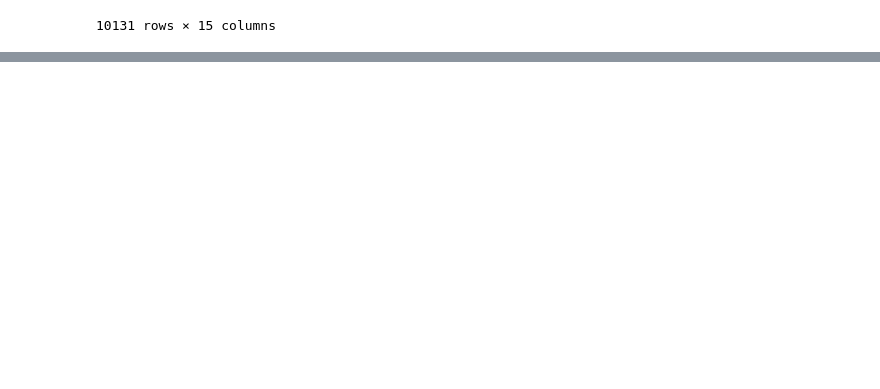
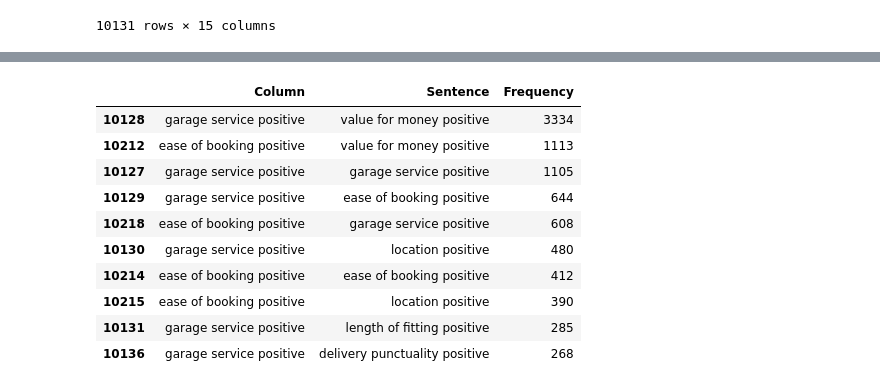
Before and after one commit to PrateekSharma007/Subtheme-Sentiment-Analysis-Task, a Jupyter notebook: main.ipynb, the cells around one changed output, grey strips where cells are left out. Cells and saved outputs as stored; diff of their text form; code cells hidden in the pictures; blank space fills up the shorter version.

```diff
--- a/main.ipynb
+++ b/main.ipynb
@@ -47,0 +125,14 @@ The context in the Dataset are repaeating , we can count their frequency . We wi
+# %%
+frequency_df.head(10) # I will represent only these in my dataframe .
+# %% [output]
+|  | Column | Sentence | Frequency |
+| 10128 | garage service positive | value for money positive | 3334 |
+| 10212 | ease of booking positive | value for money positive | 1113 |
+| 10127 | garage service positive | garage service positive | 1105 |
+| 10129 | garage service positive | ease of booking positive | 644 |
+| 10218 | ease of booking positive | garage service positive | 608 |
+| 10130 | garage service positive | location positive | 480 |
+| 10214 | ease of booking positive | ease of booking positive | 412 |
+| 10215 | ease of booking positive | location positive | 390 |
+| 10131 | garage service positive | length of fitting positive | 285 |
+| 10136 | garage service positive | delivery punctuality positive | 268 |
```
Also changed, not shown: parts of 11 cells of this notebook.
